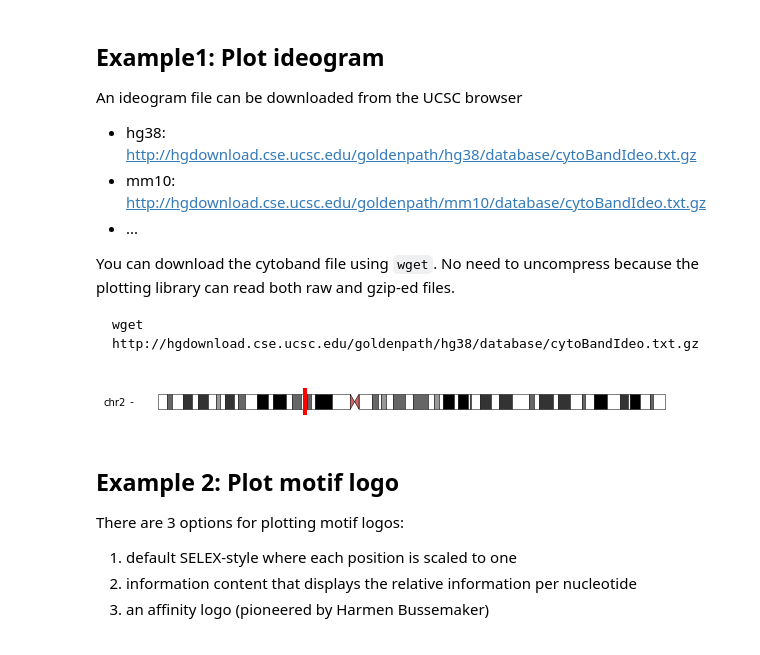
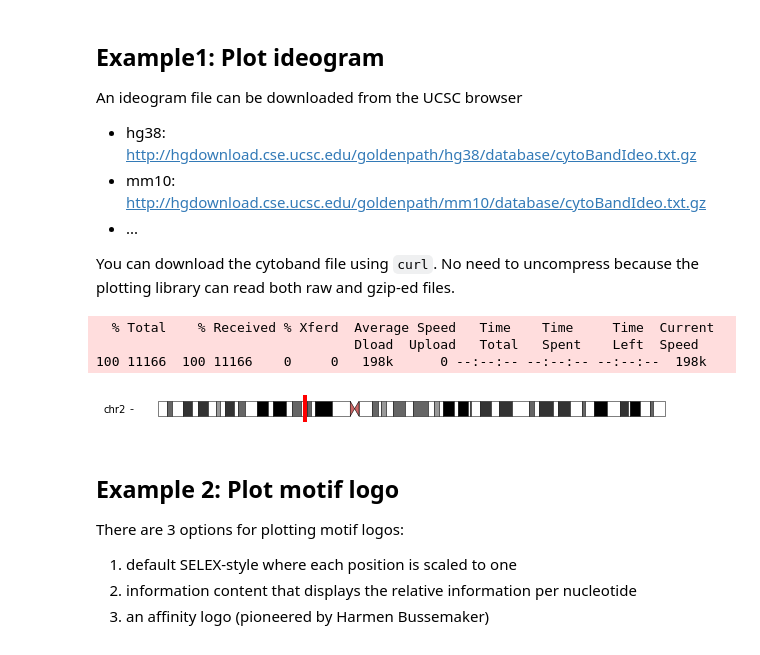
Before and after one commit to vierstralab/genome-tools, a Jupyter notebook: examples/UsageExamples.ipynb, the cells around one changed output. Saved outputs shown, nothing was run; the diff lists cells and outputs as text; code cells hidden in the pictures.

````diff
--- a/examples/UsageExamples.ipynb
+++ b/examples/UsageExamples.ipynb
@@ -16,21 +17,25 @@ An ideogram file can be downloaded from the UCSC browser
 - mm10: <http://hgdownload.cse.ucsc.edu/goldenpath/mm10/database/cytoBandIdeo.txt.gz>
 - ...
 
-You can download the cytoband file using `wget`. No need to uncompress because the plotting library can read both raw and gzip-ed files.
-
-```bash
-wget http://hgdownload.cse.ucsc.edu/goldenpath/hg38/database/cytoBandIdeo.txt.gz
-```
+You can download the cytoband file using `curl`. No need to uncompress because the plotting library can read both raw and gzip-ed files.
+# %%
+%%bash
+
+curl -O http://hgdownload.cse.ucsc.edu/goldenpath/hg38/database/cytoBandIdeo.txt.gz
+# %% [output]
+  % Total    % Received % Xferd  Average Speed   Time    Time     Time  Current
+                                 Dload  Upload   Total   Spent    Left  Speed
+100 11166  100 11166    0     0   198k      0 --:--:-- --:--:-- --:--:--  198k
 # %%
 from genome_tools import plotting
 
 fig,ax=plt.subplots()
 
-plotting.ideogram("/home/jvierstra/cytoBandIdeo.txt.gz").render(ax, "chr2", 70000000)
+plotting.ideogram("cytoBandIdeo.txt.gz").render(ax, "chr2", 70000000)
 
 fig.set_size_inches(10, 0.5)
 # %% [output]
-[figure, old version]
+[figure, new version]
 # %% [markdown]
 ## Example 2: Plot motif logo
 
````
Also changed, not shown: parts of 10 cells of this notebook, 6 other files.
